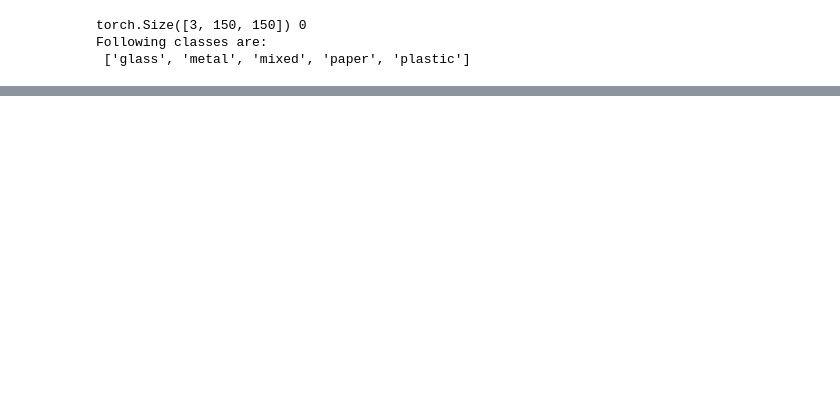
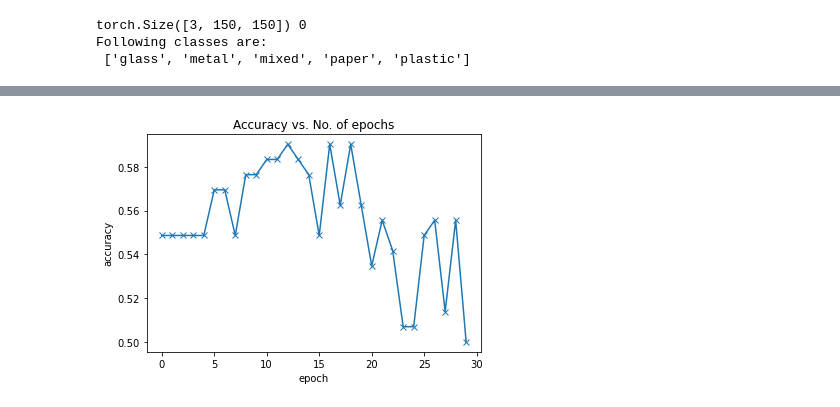
Before and after one commit to Jonash55/CRID, a Jupyter notebook: crai_playground.ipynb, the cells around one changed output, grey strips where cells are left out. Saved outputs shown, nothing was run; the diff lists cells and outputs as text; code cells hidden in the pictures; blank space fills up the shorter version.

```diff
--- a/crai_playground.ipynb
+++ b/crai_playground.ipynb
@@ -36,0 +197,4 @@ print(f"Length of Train Data: {len(train)}")
+# %%
+train_dl = DeviceDataLoader(train_dl, device)
+val_dl = DeviceDataLoader(val_dl, device)
+to_device(model, device)
@@ -36,0 +246,2 @@ print(f"Length of Train Data: {len(train)}")
+# %%
+model = to_device(CNN(), device)
@@ -36,0 +252,6 @@ print(f"Length of Train Data: {len(train)}")
+# %%
+num_epochs = 30
+opt_func = torch.optim.Adam
+lr = 0.00001
+# %%
+history = fit(num_epochs, lr, model, train_dl, val_dl, opt_func)
@@ -36,0 +276,13 @@ print(f"Length of Train Data: {len(train)}")
+# %%
+def plot_accuracies(history):
+    """ Plot the history of accuracies"""
+    accuracies = [x['val_acc'] for x in history]
+    plt.plot(accuracies, '-x')
+    plt.xlabel('epoch')
+    plt.ylabel('accuracy')
+    plt.title('Accuracy vs. No. of epochs')
+
+
+plot_accuracies(history)
+# %% [output]
+[figure, added]
```
Also changed, not shown: parts of 19 cells of this notebook, 1 other file.
